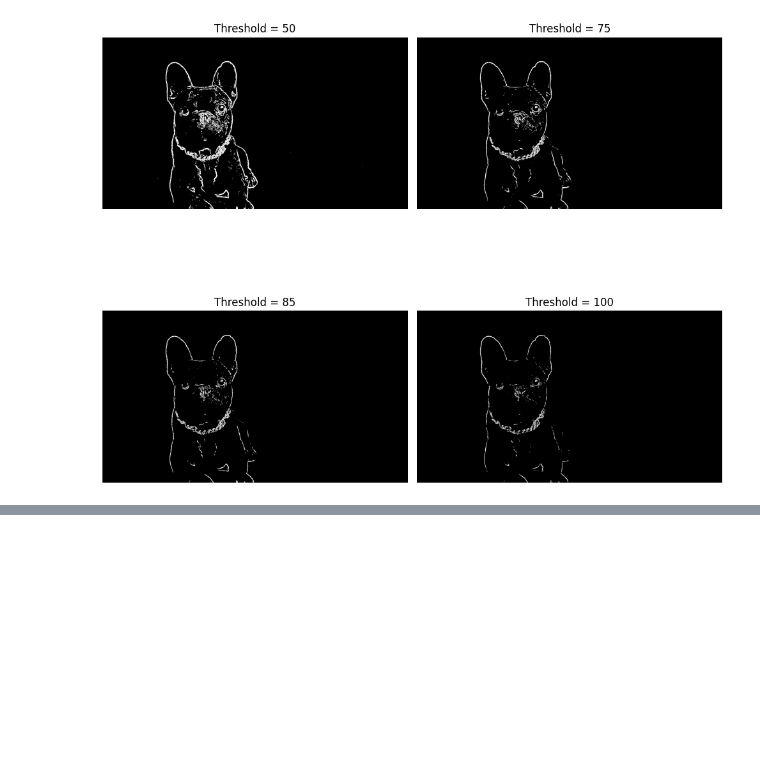
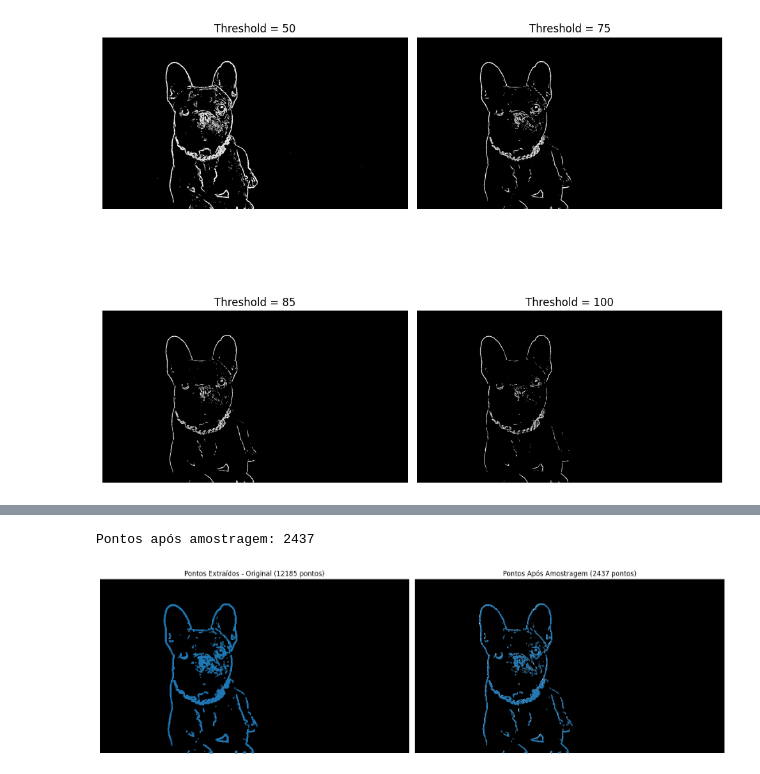
Before and after one commit to stefannevictoria/turtle-draw, a Jupyter notebook: edge-detection.ipynb, the cells around one changed output, grey strips where cells are left out. Drawn from its saved outputs; the diff is of its cells as text; code cells hidden in the pictures; blank space fills up the shorter version.

Commit message:
feat: adiciona detccao de pontos

```diff
--- a/edge-detection.ipynb
+++ b/edge-detection.ipynb
@@ -402,0 +427,3 @@ Dessa forma, o **threshold de 75** foi escolhido para a pipeline final por apres
+# %%
+points = extract_points(thresholding_image_75)
+print(f"Quantidade de pontos extraídos: {len(points)}")
@@ -402,0 +436,34 @@ Dessa forma, o **threshold de 75** foi escolhido para a pipeline final por apres
+# %%
+# Amostragem dos pontos para reduzir a quantidade
+sampled_points = points[::5]
+print(f"Pontos após amostragem: {len(sampled_points)}")
+# %% [output]
+Pontos após amostragem: 2437
+# %%
+# Pontos originais
+x_original = [p[0] for p in points]
+y_original = [p[1] for p in points]
+
+# Pontos amostrados
+x_sampled = [p[0] for p in sampled_points]
+y_sampled = [p[1] for p in sampled_points]
+
+# Comparação visual
+fig, axes = plt.subplots(1, 2, figsize=(16, 8))
+
+# Antes da amostragem
+axes[0].imshow(thresholding_image_75, cmap='gray')
+axes[0].scatter(x_original, y_original, s=1)
+axes[0].set_title(f"Pontos Extraídos - Original ({len(points)} pontos)")
+axes[0].axis("off")
+
+# Depois da amostragem
+axes[1].imshow(thresholding_image_75, cmap='gray')
+axes[1].scatter(x_sampled, y_sampled, s=1)
+axes[1].set_title(f"Pontos Após Amostragem ({len(sampled_points)} pontos)")
+axes[1].axis("off")
+
+plt.tight_layout()
+plt.show()
+# %% [output]
+[figure, added]
```
Also changed, not shown: parts of 9 cells of this notebook.
